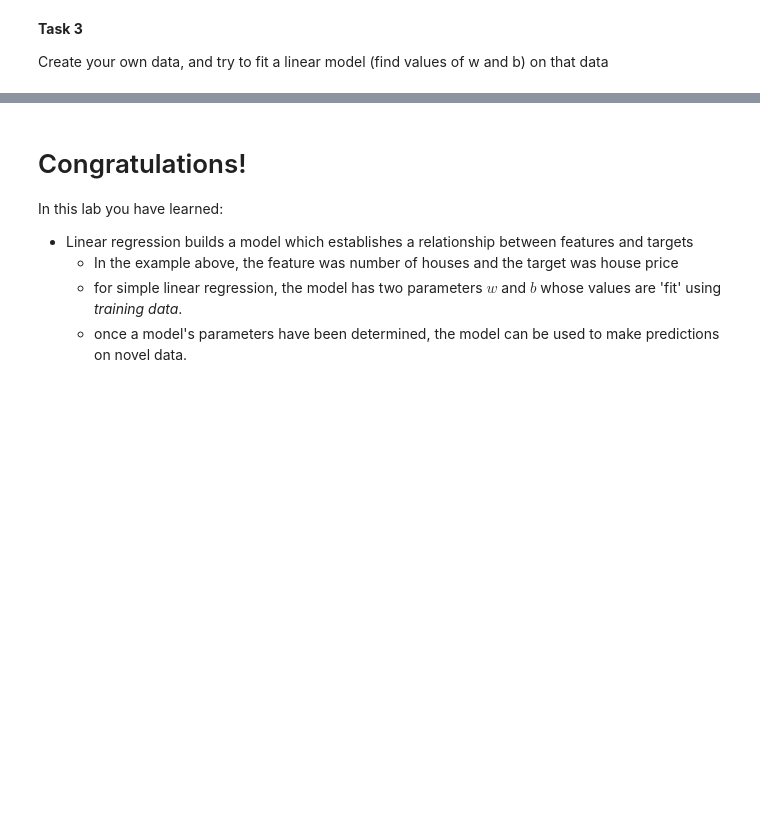
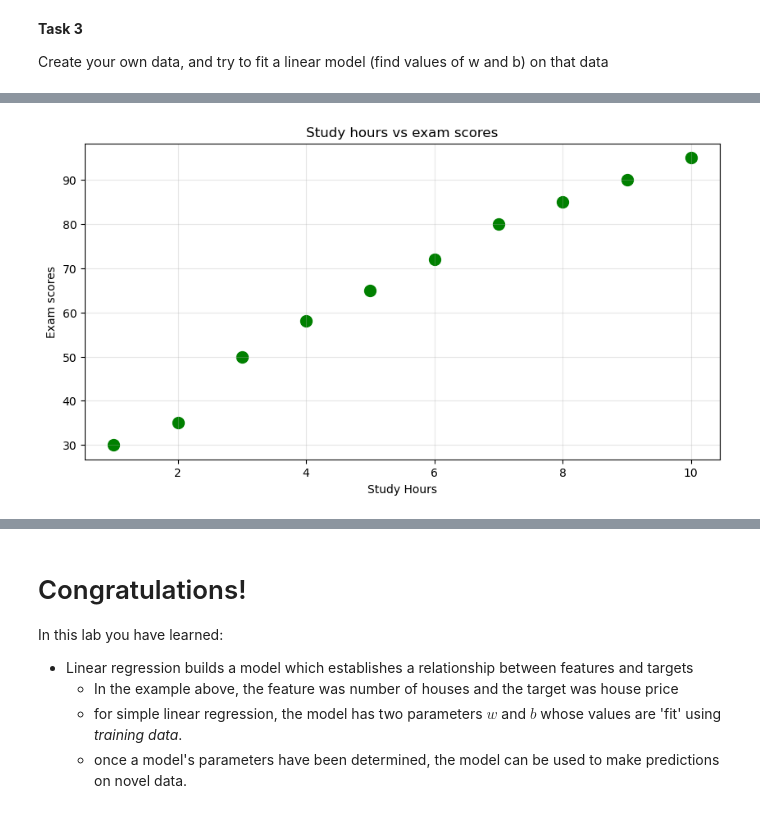
Before and after one commit to Md-Ruhul-Amin-Rony/Machine-Learning-AI25, a Jupyter notebook: notebooks/week1_lab01_model_representation.ipynb, the cells around one changed output, grey strips where cells are left out. Saved outputs shown, nothing was run; the diff lists cells and outputs as text; code cells hidden in the pictures; blank space fills up the shorter version.

```diff
--- a/notebooks/week1_lab01_model_representation.ipynb
+++ b/notebooks/week1_lab01_model_representation.ipynb
@@ -379,0 +527,11 @@ Create your own data, and try to fit a linear model (find values of w and b) on
+# %%
+x= np.array([1,2,3,4,5,6,7,8,9,10])
+y= np.array([30,35,50,58,65,72,80,85,90,95])
+plt.figure(figsize=(10,5))
+plt.scatter(x,y, marker='o', c='green',s=100)
+plt.title("Study hours vs exam scores")
+plt.xlabel("Study Hours")
+plt.ylabel("Exam scores")
+plt.grid(True, alpha=0.3)
+# %% [output]
+[figure, added]
```
Also changed, not shown: parts of 23 cells of this notebook.
